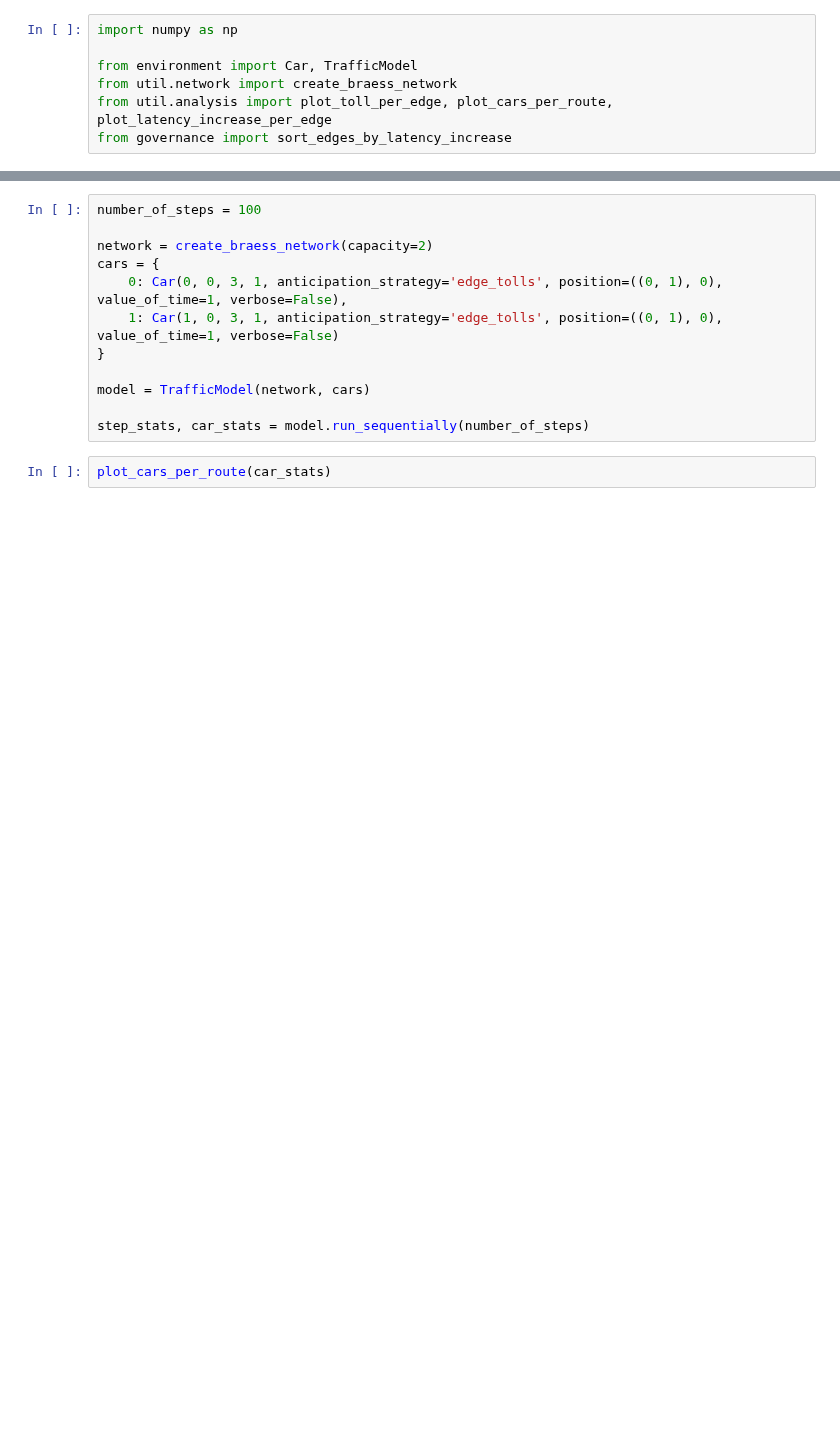
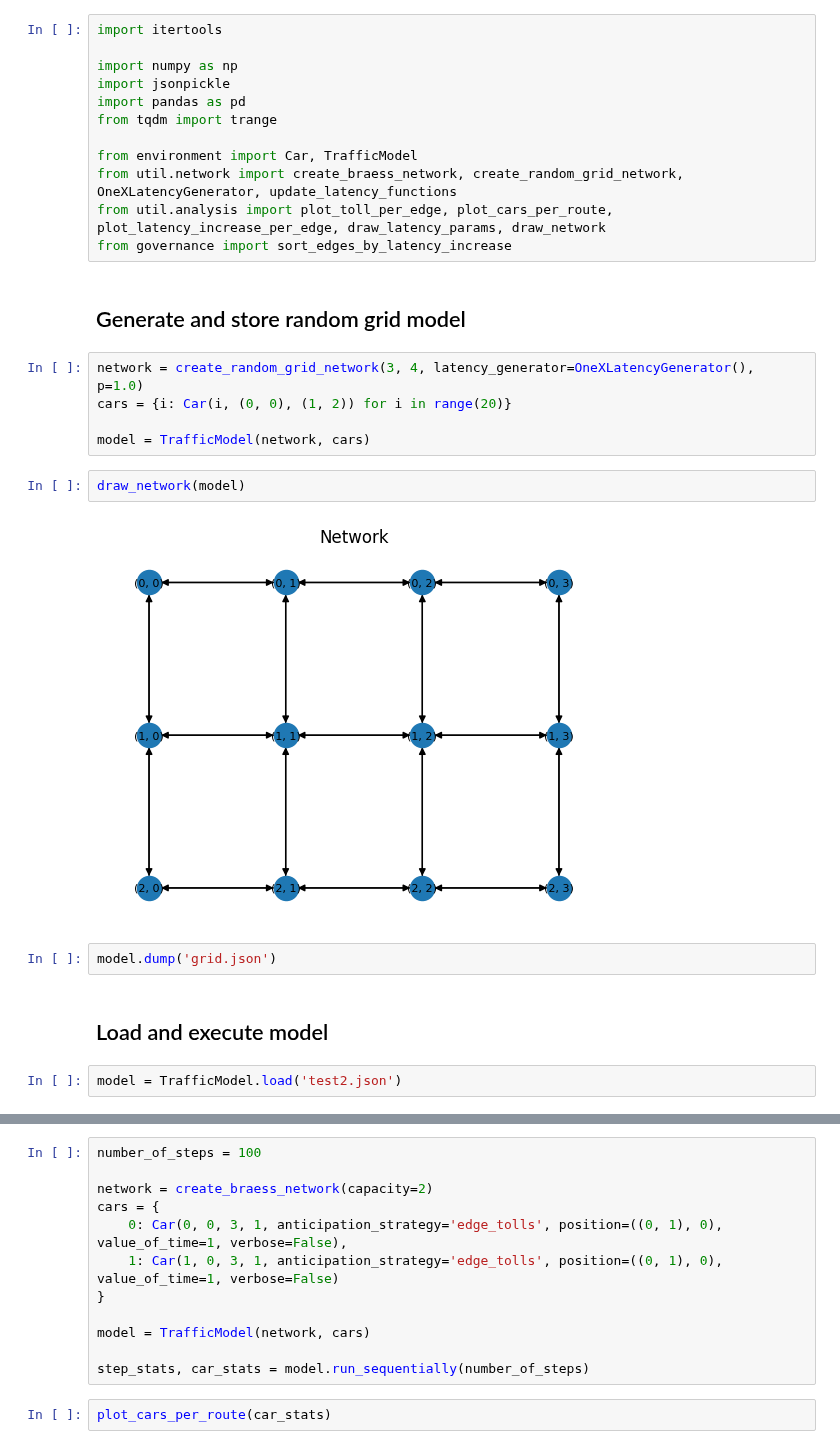
Before and after one commit to michoest/aamas-2024, a Jupyter notebook: src/traffic/v3/test.ipynb, the cells around one changed output, grey strips where cells are left out. Cells and saved outputs as stored; diff of their text form; blank space fills up the shorter version.

```diff
--- a/src/traffic/v3/test.ipynb
+++ b/src/traffic/v3/test.ipynb
@@ -4,7 +9,29 @@
 # %%
+import itertools
+
 import numpy as np
+import jsonpickle
+import pandas as pd
+from tqdm import trange
 
 from environment import Car, TrafficModel
-from util.network import create_braess_network
-from util.analysis import plot_toll_per_edge, plot_cars_per_route, plot_latency_increase_per_edge
+from util.network import create_braess_network, create_random_grid_network, OneXLatencyGenerator, update_latency_functions
+from util.analysis import plot_toll_per_edge, plot_cars_per_route, plot_latency_increase_per_edge, draw_latency_params, draw_network
 from governance import sort_edges_by_latency_increase
+# %% [markdown]
+## Generate and store random grid model
+# %%
+network = create_random_grid_network(3, 4, latency_generator=OneXLatencyGenerator(), p=1.0)
+cars = {i: Car(i, (0, 0), (1, 2)) for i in range(20)}
+
+model = TrafficModel(network, cars)
+# %%
+draw_network(model)
+# %% [output]
+[figure, added]
+# %%
+model.dump('grid.json')
+# %% [markdown]
+## Load and execute model
+# %%
+model = TrafficModel.load('test2.json')
```
Also changed, not shown: parts of 20 cells of this notebook, 1 other file.
